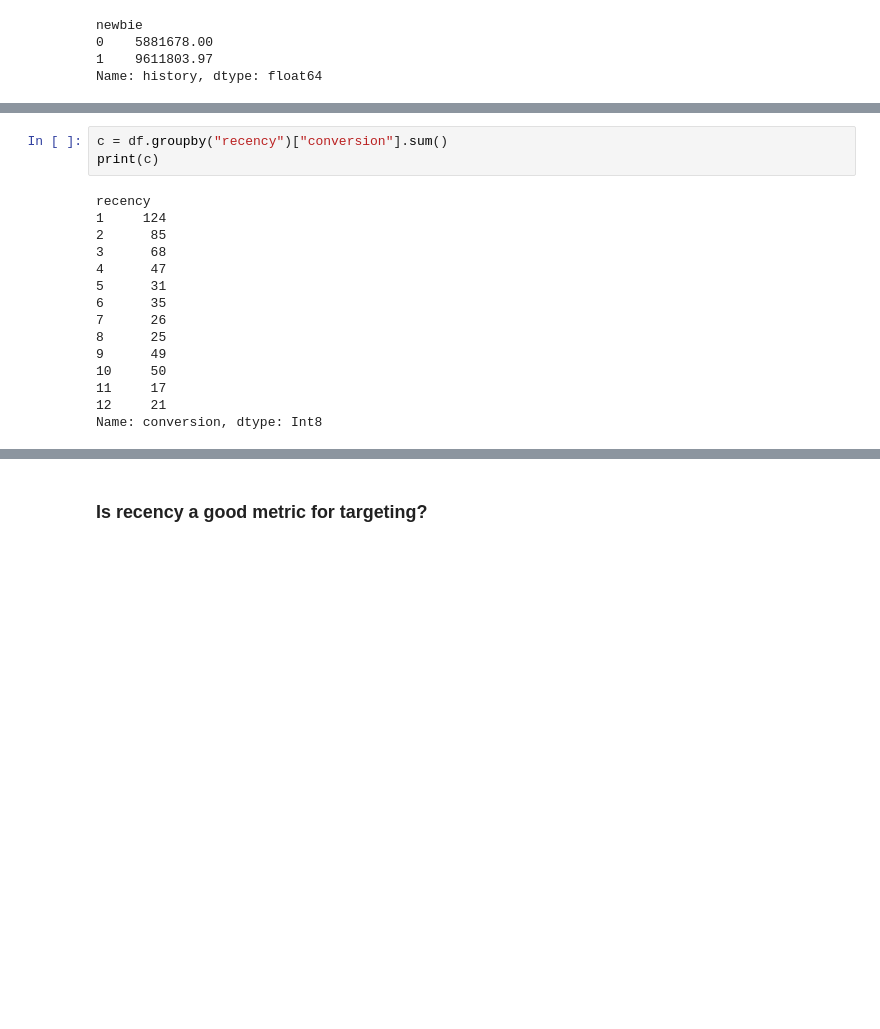
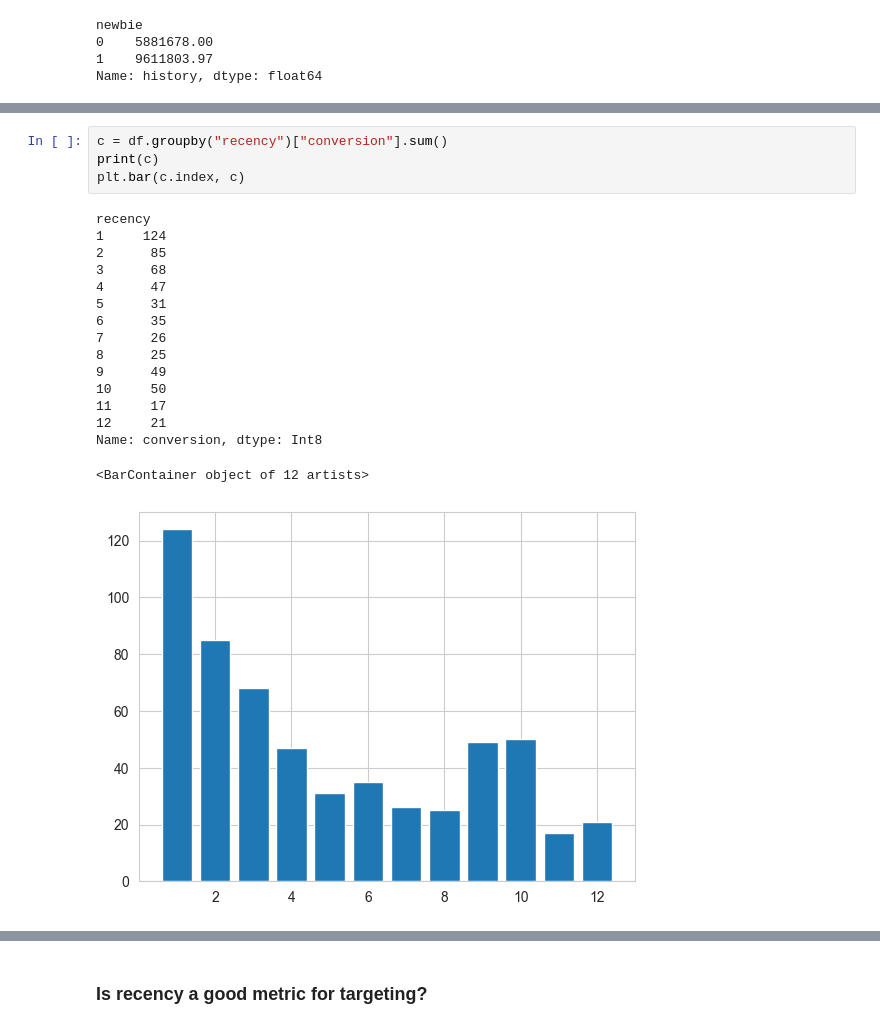
Before and after one commit to Fatemenamdar20/Project02-Customer-Analytics, a Jupyter notebook: Customer-Analytics.ipynb, the cells around one changed output, grey strips where cells are left out. Drawn from its saved outputs; the diff is of its cells as text; blank space fills up the shorter version.

```diff
--- a/Customer-Analytics.ipynb
+++ b/Customer-Analytics.ipynb
@@ -411,21 +418,24 @@ Name: visit, dtype: Int64
 # %%
 c = df.groupby("recency")["conversion"].sum()
 print(c)
+plt.bar(c.index, c)
 # %% [output]
 recency
 1     124
 2      85
 3      68
 4      47
 5      31
 6      35
 7      26
 8      25
 9      49
 10     50
 11     17
 12     21
 Name: conversion, dtype: Int8
+<BarContainer object of 12 artists>
+[figure, added]
 # %%
 s = df.groupby("recency")["spend"].sum()
 print(s)
```
Also changed, not shown: parts of 11 cells of this notebook.
